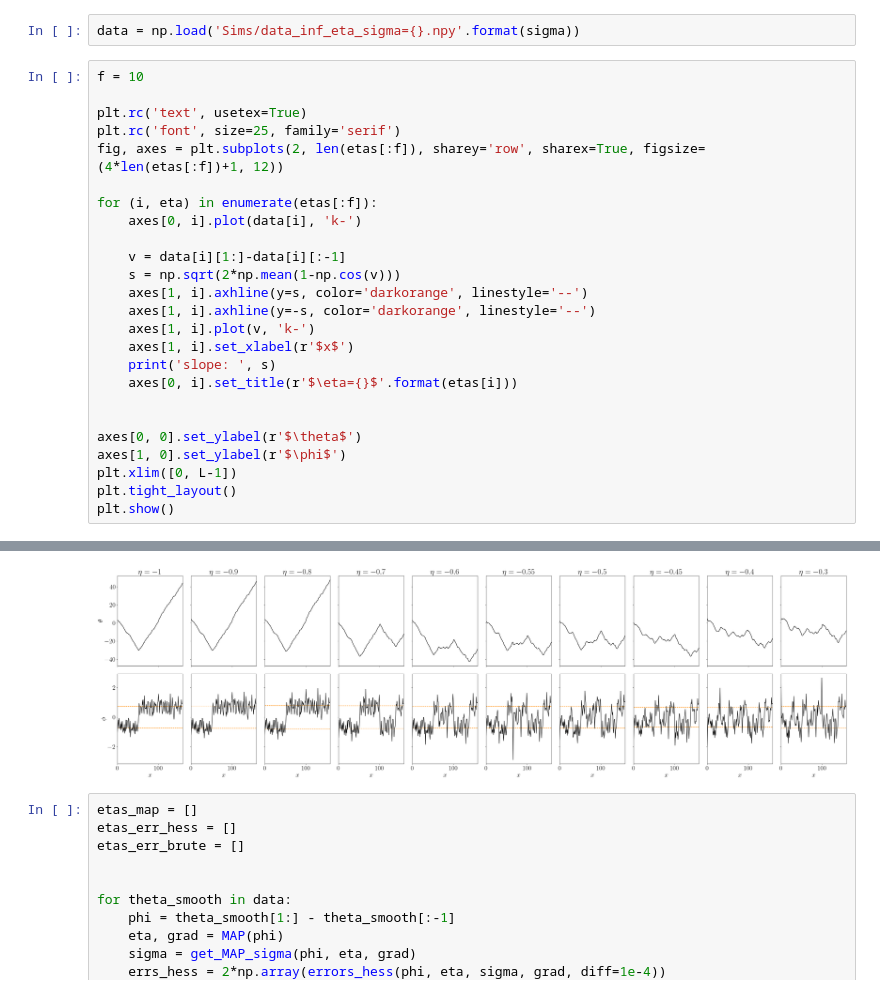
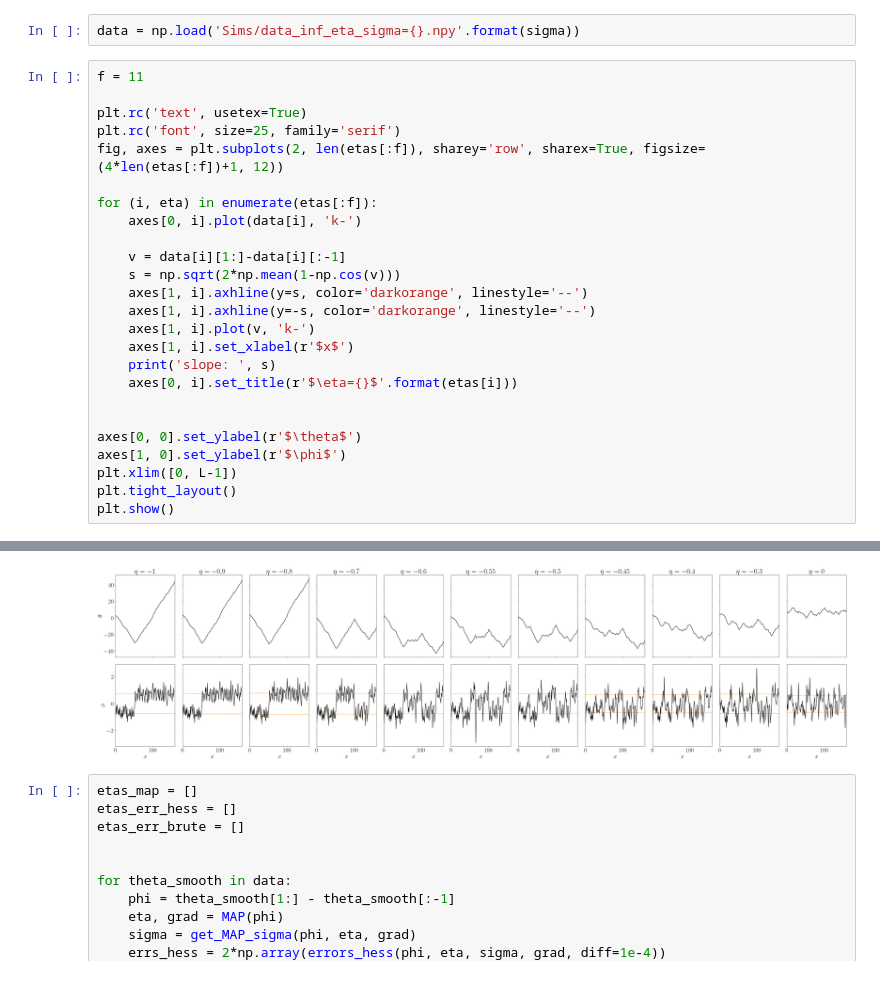
Before and after one commit to Irene-Li/kuramoto, a Jupyter notebook: inference_validation_eta.ipynb, the cells around one changed output, grey strips where cells are left out. Cells and saved outputs as stored; diff of their text form.

```diff
--- a/inference_validation_eta.ipynb
+++ b/inference_validation_eta.ipynb
@@ -45,7 +45,7 @@ np.save('Sims/data_inf_eta_sigma={}.npy'.format(sigma), data)
 # %%
 data = np.load('Sims/data_inf_eta_sigma={}.npy'.format(sigma))
 # %%
-f = 10
+f = 11
 
 plt.rc('text', usetex=True)
 plt.rc('font', size=25, family='serif')
@@ -83,4 +84,4 @@ slope:  0.7114737991893083
-[figure, old version]
+[figure, new version]
 # %%
 etas_map = []
 etas_err_hess = []
```
Also changed, not shown: parts of 1 cell of this notebook, 21 other files.
